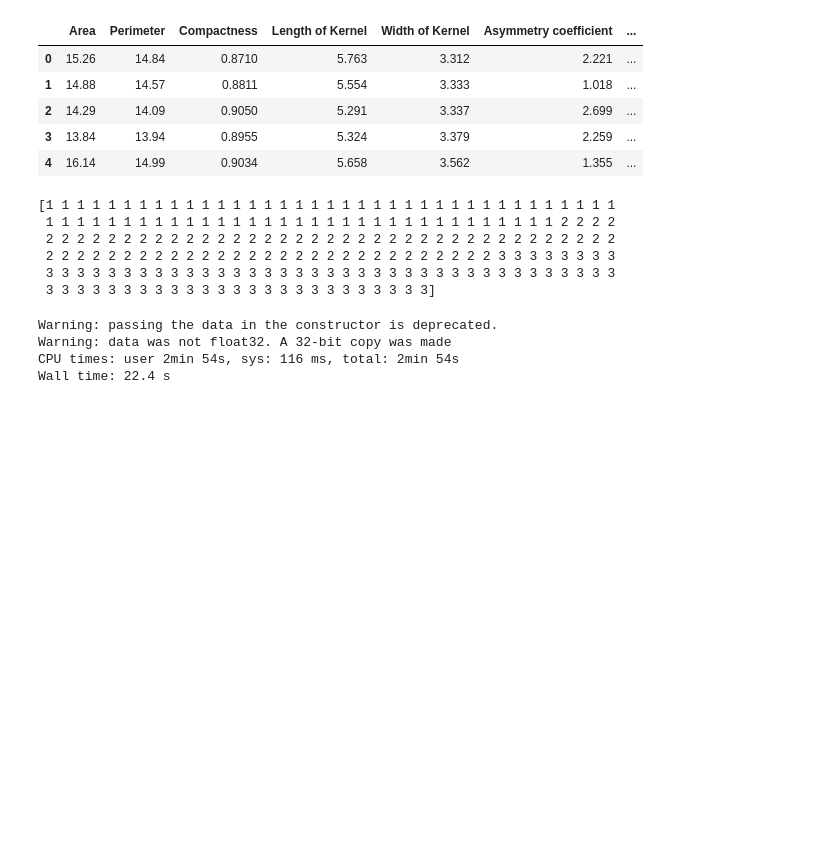
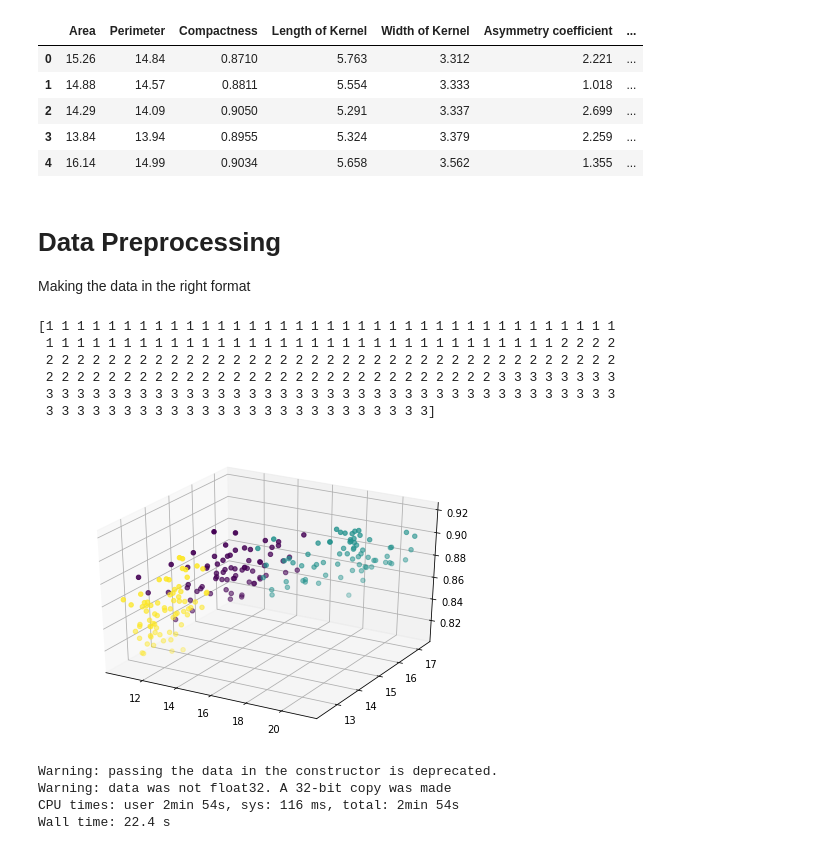
Before and after one commit to soaresdominic/ClusterAnalysis, a Jupyter notebook: SOM.ipynb, the cells around one changed output. Saved outputs shown, nothing was run; the diff lists cells and outputs as text; code cells hidden in the pictures; blank space fills up the shorter version.

```diff
--- a/SOM.ipynb
+++ b/SOM.ipynb
@@ -15,41 +15,44 @@ data.head()
 | 2 | 14.29 | 14.09 | 0.9050 | 5.291 | 3.337 | 2.699 | ... |
 | 3 | 13.84 | 13.94 | 0.8955 | 5.324 | 3.379 | 2.259 | ... |
 | 4 | 16.14 | 14.99 | 0.9034 | 5.658 | 3.562 | 1.355 | ... |
+# %% [markdown]
+# Data Preprocessing
+Making the data in the right format
 # %%
 import numpy as np
 import matplotlib.pyplot as plt
 from mpl_toolkits.mplot3d import Axes3D
 import somoclu
 %matplotlib inline
 ###################
 c1 = list(data['Area'].values)
 c2 = list(data['Perimeter'].values)
-#c3 = list(data['Compactness'].values)
-#c4 = list(data['Length of Kernel'].values)
-#c5 = list(data['Width of Kernel'].values)
-#data_somo = np.float32(np.concatenate((c1, c2, c3)))
+c3 = list(data['Compactness'].values)  #more features can be added like this
+c4 = list(data['Length of Kernel'].values)
+c5 = list(data['Width of Kernel'].values)
 data_somo=[]
 for i in range(0, len(c1)):
-    data_somo.append([c1[i],c2[i]])
+    data_somo.append([c1[i],c2[i]])  #append all the features here
 data_somo=np.array(data_somo)
-#print(data_somo)
+
 colors = ["red"] * 70
 colors.extend(["green"] * 70)
 colors.extend(["blue"] * 70)
-#fig = plt.figure()
-#ax = Axes3D(fig)
+fig = plt.figure()
+ax = Axes3D(fig)
+labels =np.array(data['Label'].values)
 #ax.scatter(data[:, 0], data[:, 1], data[:, 2], c=colors)
-#ax.scatter(c1,c2)
+ax.scatter(c1,c2,c3,c4, c=labels)
 #labels = range(150)
-labels =np.array(data['Label'].values)
 print(labels)
 # %% [output]
 [1 1 1 1 1 1 1 1 1 1 1 1 1 1 1 1 1 1 1 1 1 1 1 1 1 1 1 1 1 1 1 1 1 1 1 1 1
  1 1 1 1 1 1 1 1 1 1 1 1 1 1 1 1 1 1 1 1 1 1 1 1 1 1 1 1 1 1 1 1 1 2 2 2 2
  2 2 2 2 2 2 2 2 2 2 2 2 2 2 2 2 2 2 2 2 2 2 2 2 2 2 2 2 2 2 2 2 2 2 2 2 2
  2 2 2 2 2 2 2 2 2 2 2 2 2 2 2 2 2 2 2 2 2 2 2 2 2 2 2 2 2 3 3 3 3 3 3 3 3
  3 3 3 3 3 3 3 3 3 3 3 3 3 3 3 3 3 3 3 3 3 3 3 3 3 3 3 3 3 3 3 3 3 3 3 3 3
  3 3 3 3 3 3 3 3 3 3 3 3 3 3 3 3 3 3 3 3 3 3 3 3 3]
+[figure, added]
 # %%
 n_rows, n_columns = 200, 320 #choose your depth
 som = somoclu.Somoclu(n_columns, n_rows, data=data_somo)
```
Also changed, not shown: 3 other files.
